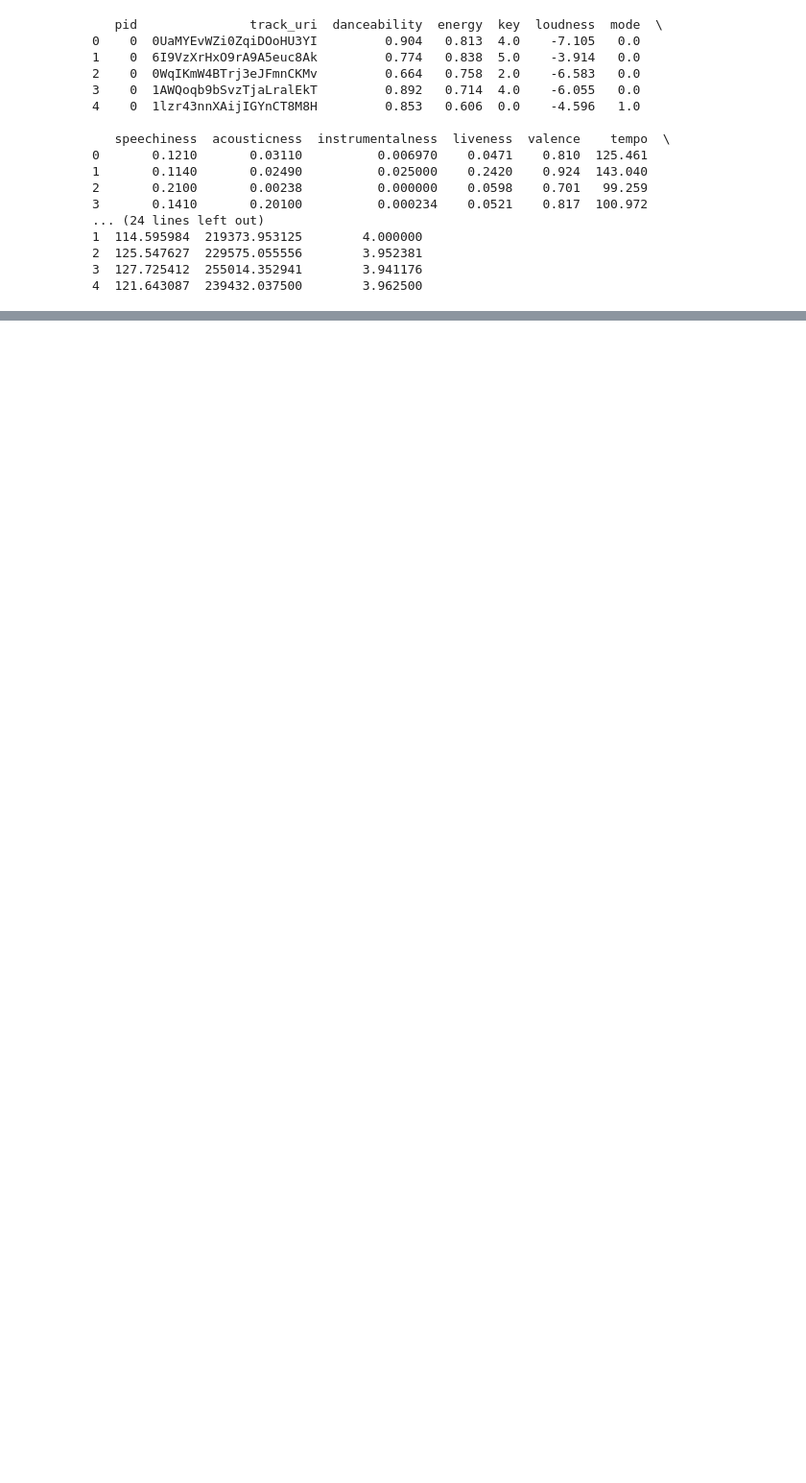
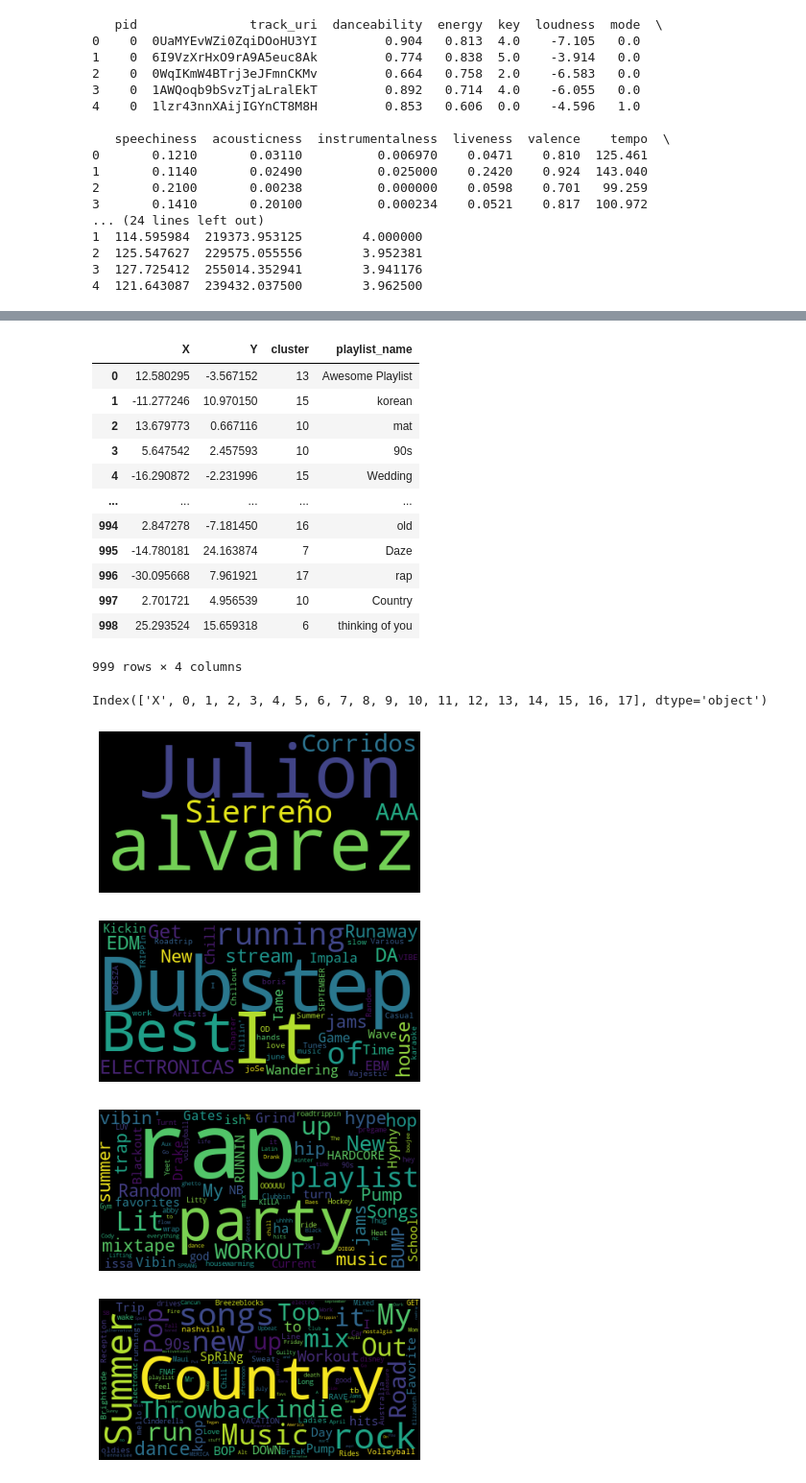
Before and after one commit to AlexanderFriedrichsen/cs254_playlist_project, a Jupyter notebook: k_means.ipynb, the cells around one changed output, grey strips where cells are left out. Shown at 96% size. Cells and saved outputs as stored; diff of their text form; code cells hidden in the pictures; blank space fills up the shorter version.

Commit message:
word clouds for kmeans
pivotted cluster columns and then filtered out NaN, converted to strings, and imported word cloud module in a loop on each cluster

```diff
--- a/k_means.ipynb
+++ b/k_means.ipynb
@@ -115,0 +132,44 @@ plt.show()
+# %%
+from wordcloud import WordCloud
+from matplotlib import pyplot as plt
+
+data_df["playlist_name"] = data['name']
+# display(data_df)
+
+# we want to perform a pivot on data_df so that each cluster number is a column with row value equal to the playlist name.
+# from there we can sum up that column to get the whole lsit of strings of playlist names for each cluster (column)
+original_df = data_df.pivot(index='X', columns='cluster')['playlist_name'].reset_index()
+original_df.columns.name = None
+original_df = original_df.fillna('')
+# original_df.head(20)
+# print(original_df.columns)
+
+wordclouds = {}
+for i in range(18):
+    original_df.replace(np.nan, '')
+    original_df[i] = original_df[i].astype(str) #.sum(skipna=True))
+    wordclouds["wordcloud" + str(i)] = WordCloud(stopwords='stopwords.txt').generate(' '.join(original_df[i]))
+
+for val in wordclouds.values():
+    plt.imshow(val)
+    plt.axis("off")
+    plt.show()
+# %% [output]
+|  | X | Y | cluster | playlist_name |
+| 0 | 12.580295 | -3.567152 | 13 | Awesome Playlist |
+| 1 | -11.277246 | 10.970150 | 15 | korean |
+| 2 | 13.679773 | 0.667116 | 10 | mat |
+| 3 | 5.647542 | 2.457593 | 10 | 90s |
+| 4 | -16.290872 | -2.231996 | 15 | Wedding |
+| ... | ... | ... | ... | ... |
+| 994 | 2.847278 | -7.181450 | 16 | old |
+| 995 | -14.780181 | 24.163874 | 7 | Daze |
+| 996 | -30.095668 | 7.961921 | 17 | rap |
+| 997 | 2.701721 | 4.956539 | 10 | Country |
+| 998 | 25.293524 | 15.659318 | 6 | thinking of you |
+999 rows × 4 columns
+Index(['X', 0, 1, 2, 3, 4, 5, 6, 7, 8, 9, 10, 11, 12, 13, 14, 15, 16, 17], dtype='object')
+[figure, added]
+[figure, added]
+[figure, added]
+[figure, added]
```
Also changed, not shown: parts of 6 cells of this notebook, 2 other files.
